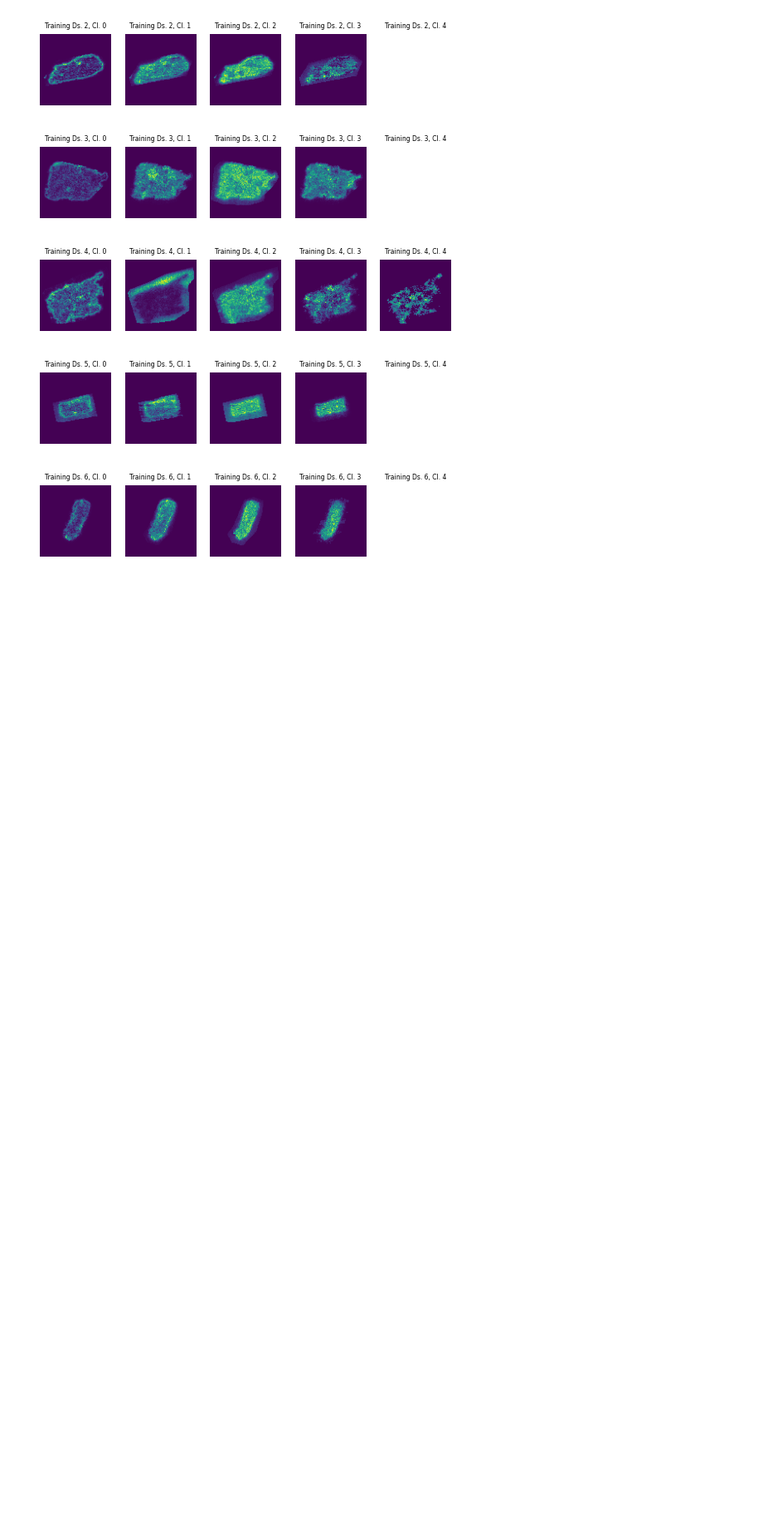
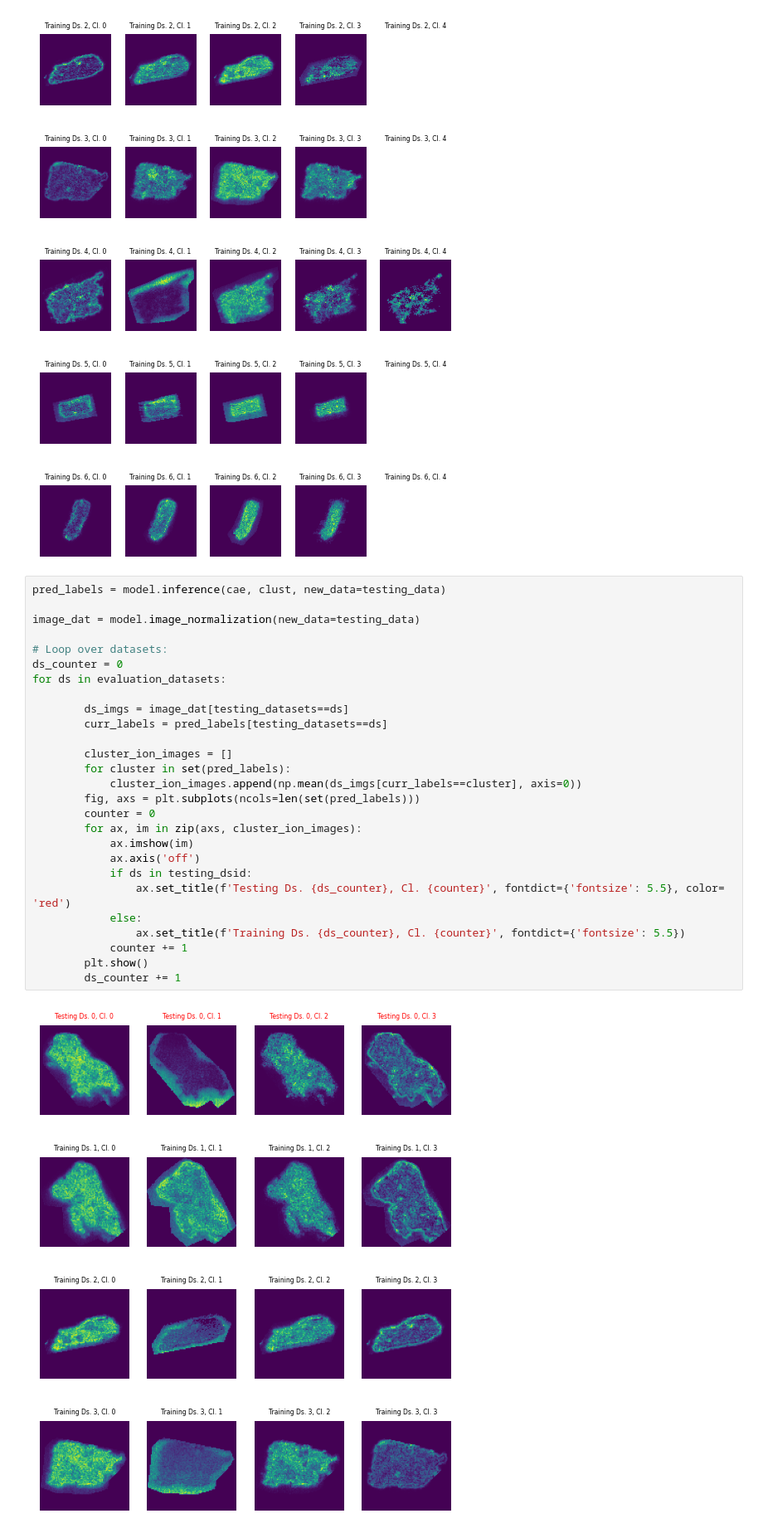
Before and after one commit to tdrose/ionimage_embedding, a Jupyter notebook: notebooks/evaluation_UnseenData.ipynb, the cells around one changed output. Shown at 83% size. Drawn from its saved outputs; the diff is of its cells as text; blank space fills up the shorter version.

Commit message:
Testing flipping

```diff
--- a/notebooks/evaluation_UnseenData.ipynb
+++ b/notebooks/evaluation_UnseenData.ipynb
@@ -230,3 +231,35 @@ for ds in evaluation_datasets:
 [figure]
 [figure]
 [figure]
+# %%
+pred_labels = model.inference(cae, clust, new_data=testing_data)
+
+image_dat = model.image_normalization(new_data=testing_data)
+
+# Loop over datasets:
+ds_counter = 0
+for ds in evaluation_datasets:
+
+        ds_imgs = image_dat[testing_datasets==ds]
+        curr_labels = pred_labels[testing_datasets==ds]
+
+        cluster_ion_images = []
+        for cluster in set(pred_labels):
+            cluster_ion_images.append(np.mean(ds_imgs[curr_labels==cluster], axis=0))
+        fig, axs = plt.subplots(ncols=len(set(pred_labels)))
+        counter = 0
+        for ax, im in zip(axs, cluster_ion_images):
+            ax.imshow(im)
+            ax.axis('off')
+            if ds in testing_dsid:
+                ax.set_title(f'Testing Ds. {ds_counter}, Cl. {counter}', fontdict={'fontsize': 5.5}, color= 'red')
+            else:
+                ax.set_title(f'Training Ds. {ds_counter}, Cl. {counter}', fontdict={'fontsize': 5.5})
+            counter += 1
+        plt.show()
+        ds_counter += 1
+# %% [output]
+[figure, added]
+[figure, added]
+[figure, added]
+[figure, added]
```
Also changed, not shown: parts of 4 cells of this notebook.
